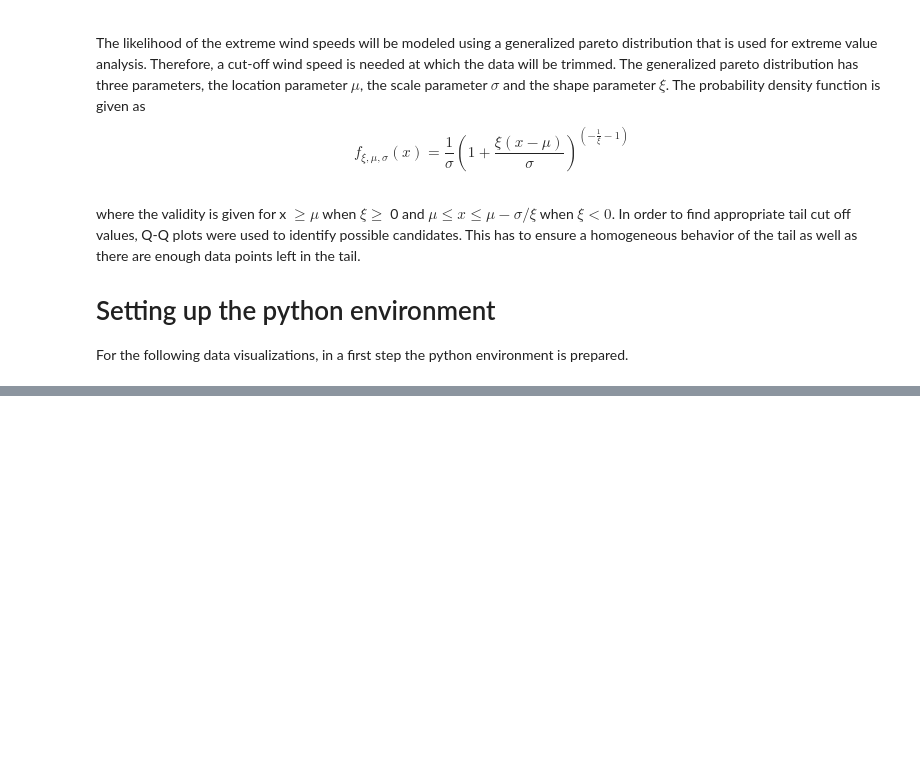
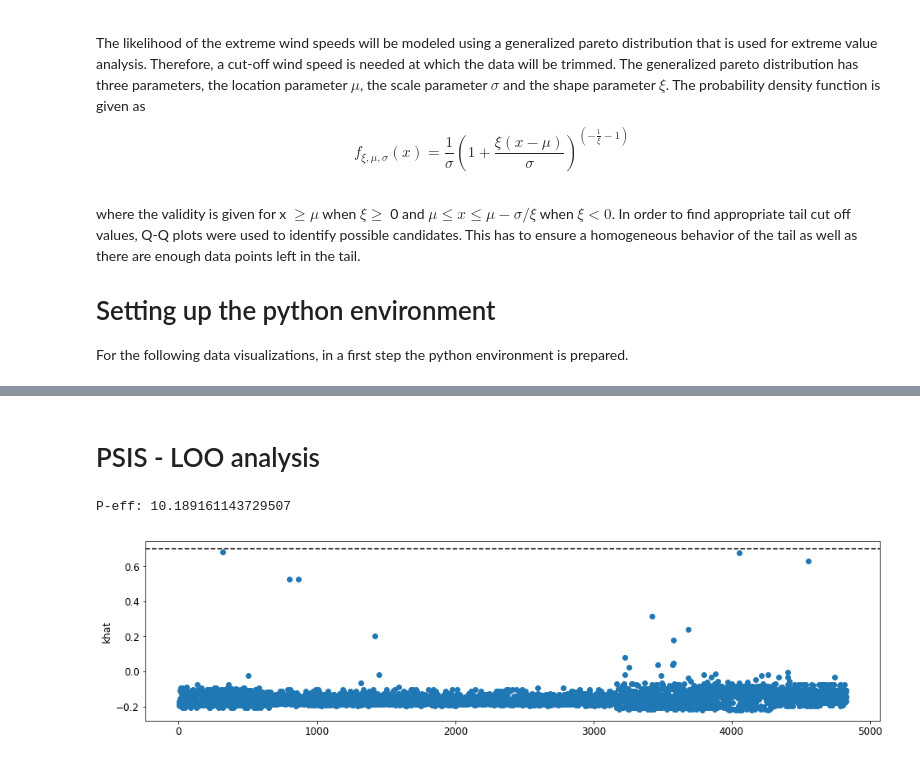
Before and after one commit to FelixBoelle/BDA-project, a Jupyter notebook: BDA-extremeWindDenmark.ipynb, the cells around one changed output, grey strips where cells are left out. Saved outputs shown, nothing was run; the diff lists cells and outputs as text; code cells hidden in the pictures; blank space fills up the shorter version.

```diff
--- a/BDA-extremeWindDenmark.ipynb
+++ b/BDA-extremeWindDenmark.ipynb
@@ -75,0 +240,14 @@ qqp.qqplot(line='45',ax = ax)
+# %% [markdown]
+# PSIS - LOO analysis
+# %%
+loo_sep, loos, ks_sep = psisloo(log_like)
+lppd_sep = np.sum(np.log(np.mean(np.exp(log_like), axis=0)))
+peff_sep = lppd_sep - loo_sep
+fig = plt.figure(figsize = (16,4))
+plt.scatter(np.arange(1, len(ks_sep) + 1),ks_sep)
+plt.axhline(y=0.7, linestyle = '--', color = 'k')
+plt.ylabel('khat')
+print('P-eff:',peff_sep)
+# %% [output]
+P-eff: 10.189161143729507
+[figure, added]
```
Also changed, not shown: parts of 13 cells of this notebook.
